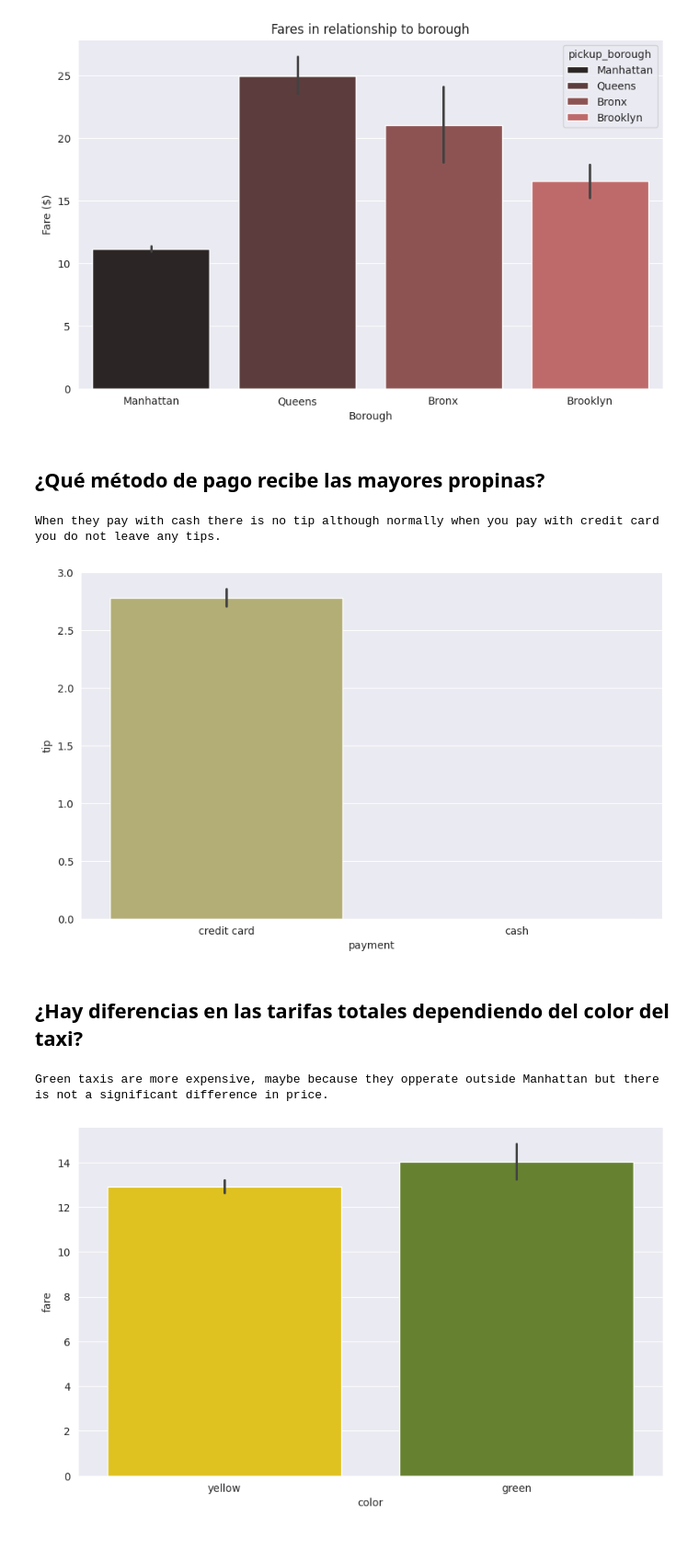
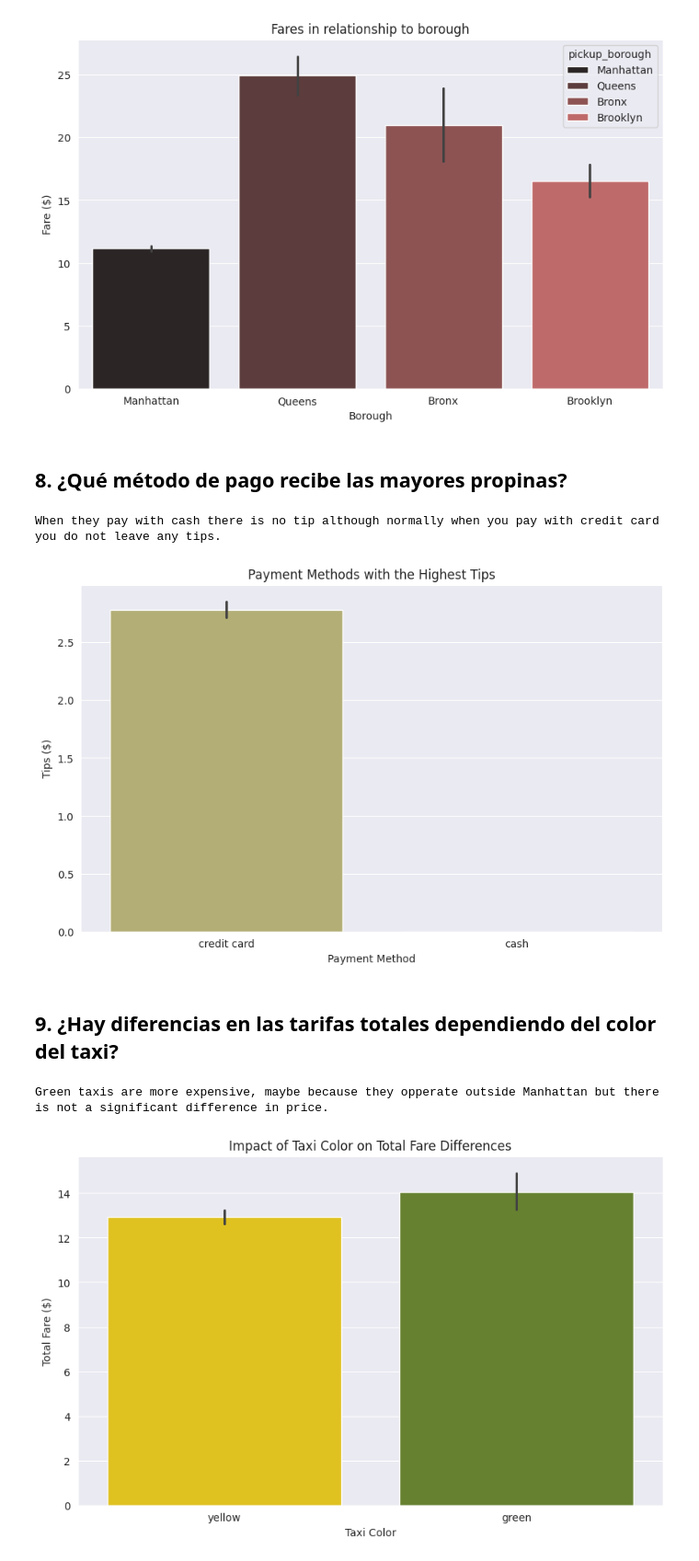
Before and after one commit to MarinaHolland/Python-Intro-for-Data-Science-at-CodeSpace, a Jupyter notebook: Notebooks/Lesson IV - Matplotlib and Seaborn.ipynb, the cells around one changed output. Shown at 92% size. Saved outputs shown, nothing was run; the diff lists cells and outputs as text; code cells hidden in the pictures.

```diff
--- a/Notebooks/Lesson IV - Matplotlib and Seaborn.ipynb
+++ b/Notebooks/Lesson IV - Matplotlib and Seaborn.ipynb
@@ -594,30 +594,40 @@ print('Queens is by far the most "expensive" borough.')
 Queens is by far the most "expensive" borough.
 [figure]
 # %% [markdown]
-## ¿Qué método de pago recibe las mayores propinas?
+## 8. ¿Qué método de pago recibe las mayores propinas?
 # %%
 # Creating the figure and the bar plot
 plt.figure(figsize=(10,6))
 sns.barplot(data=taxis_df, x='payment', y='tip', color='darkkhaki')
 
+# Giving a name to each axes and a title
+plt.title('Payment Methods with the Highest Tips')
+plt.xlabel('Payment Method')
+plt.ylabel('Tips ($)')
+
 # Printing the result
 print('When they pay with cash there is no tip although normally when you pay with credit card you do not leave any tips.')
 # %% [output]
 When they pay with cash there is no tip although normally when you pay with credit card you do not leave any tips.
-[figure, old version]
+[figure, new version]
 # %% [markdown]
-## ¿Hay diferencias en las tarifas totales dependiendo del color del taxi?
+## 9. ¿Hay diferencias en las tarifas totales dependiendo del color del taxi?
 # %%
 # Creating a dictionary for the colors I want to use
 palette_colors = {'yellow': 'gold', 'green': 'olivedrab'}
 
 # Creating a barplot
 plt.figure(figsize=(10,6))
 sns.barplot(data=taxis_df, x='color', y='fare', palette=palette_colors , hue='color')
 
+# Giving a name to each axes and a title
+plt.title('Impact of Taxi Color on Total Fare Differences')
+plt.xlabel('Taxi Color')
+plt.ylabel('Total Fare ($)')
+
 # Printing the result
 print('Green taxis are more expensive, maybe because they opperate outside Manhattan but there is not a significant difference in price.')
 # %% [output]
 Green taxis are more expensive, maybe because they opperate outside Manhattan but there is not a significant difference in price.
-[figure, old version]
+[figure, new version]
 # %% [markdown]
```
Also changed, not shown: parts of 21 cells of this notebook.
